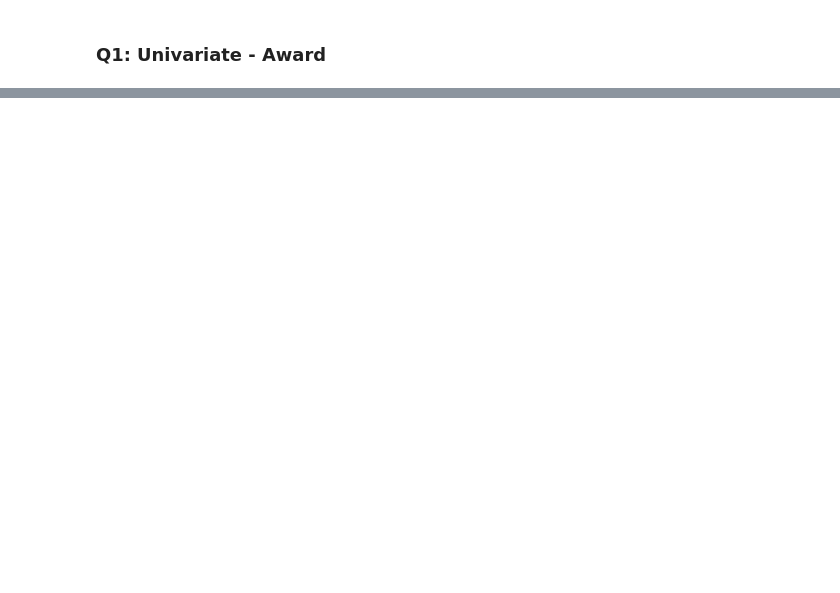
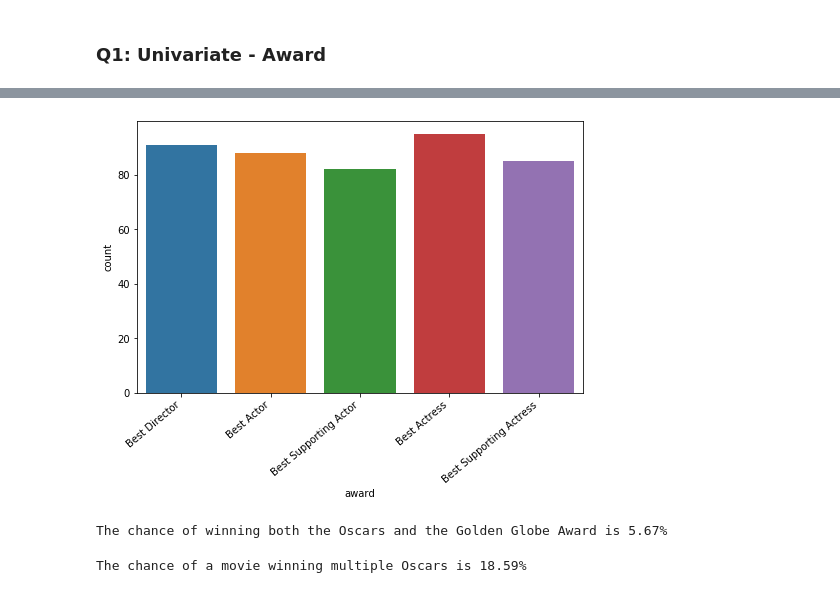
Before and after one commit to keke728/INFO5871_DataScience, a Jupyter notebook: midterm/Midterm.ipynb, the cells around one changed output, grey strips where cells are left out. Drawn from its saved outputs; the diff is of its cells as text; code cells hidden in the pictures; blank space fills up the shorter version.

```diff
--- a/midterm/Midterm.ipynb
+++ b/midterm/Midterm.ipynb
@@ -78,6 +104,6 @@ Name: race_ethnicity, dtype: object
 # %%
-oscars['award_combined'] = 'Best Director'
-female_filter = oscars.award.str.contains('Actress')
-oscars.loc[female_filter, 'award_combined'] = 'Best Acctress'
-male_filter = oscars.award.str.contains('Actor')
-oscars.loc[male_filter, 'award_combined'] = 'Best Actor'
+# oscars['award_combined'] = 'Best Director'
+# female_filter = oscars.award.str.contains('Actress')
+# oscars.loc[female_filter, 'award_combined'] = 'Best Actress'
+# male_filter = oscars.award.str.contains('Actor')
+# oscars.loc[male_filter, 'award_combined'] = 'Best Actor'
@@ -137,0 +110,22 @@ female_golden_winner
+# %%
+plt.figure(figsize=(8,5))
+ax = sns.countplot(oscars.award);
+ax.set_xticklabels(ax.get_xticklabels(), rotation=40, ha="right");
+# %% [output]
+[figure, added]
+# %%
+golden_global = oscars[oscars._golden == True].copy()
+golden_oscar = len(golden_global) / len(oscars)
+print("The chance of winning both the Oscars and the Golden Globe Award is" + " {:.2%}".format(golden_oscar));
+# %% [output]
+The chance of winning both the Oscars and the Golden Globe Award is 5.67%
+# %%
+multiple_oscars = oscars[oscars.duplicated(['movie'])]
+multioscars_movies = []
+for i in multiple_oscars['movie']:
+    if i not in multioscars_movies:
+        multioscars_movies.append(i)
+multioscars_rate = len(multioscars_movies) / len(oscars)
+print("The chance of a movie winning multiple Oscars is" + " {:.2%}".format(multioscars_rate));
+# %% [output]
+The chance of a movie winning multiple Oscars is 18.59%
```
Also changed, not shown: parts of 15 cells of this notebook.
